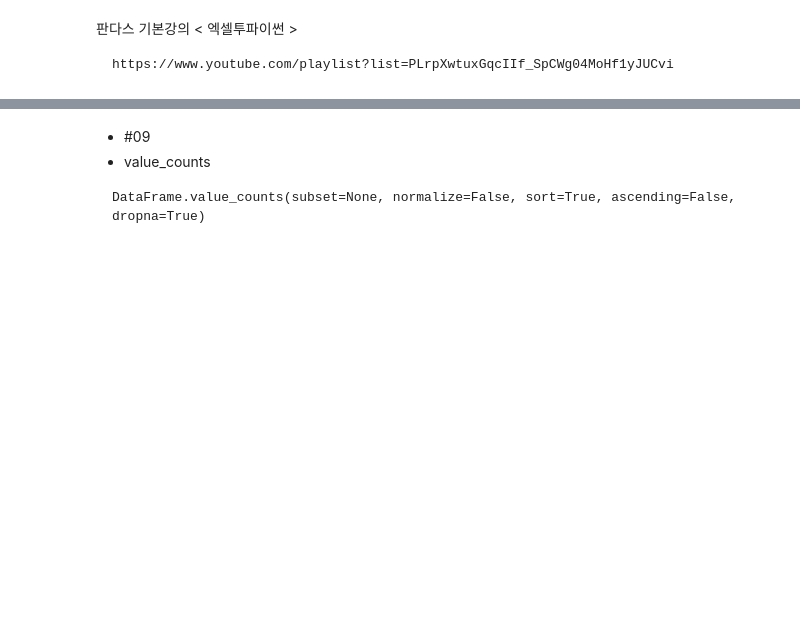
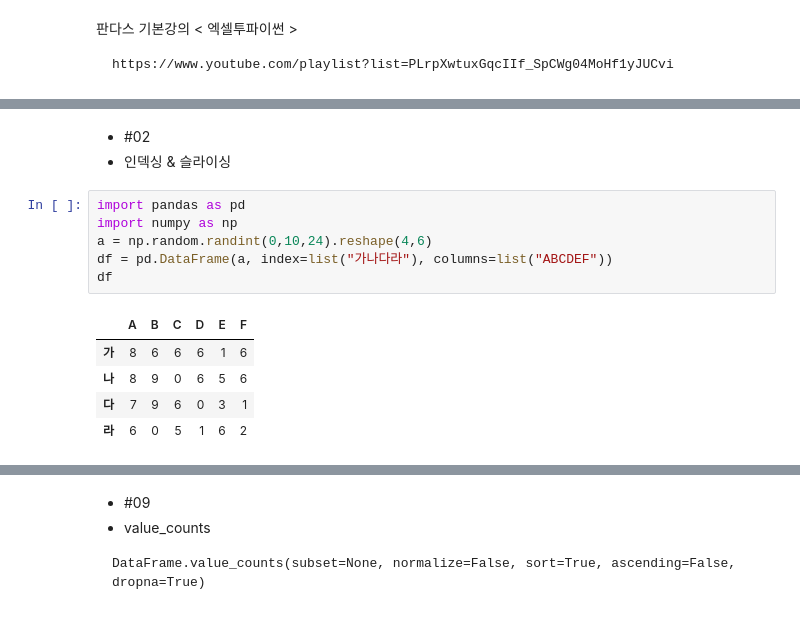
Before and after one commit to csw180/romanticpy, a Jupyter notebook: basic_pandas.ipynb, the cells around one changed output, grey strips where cells are left out. Saved outputs shown, nothing was run; the diff lists cells and outputs as text; blank space fills up the shorter version.

```diff
--- a/basic_pandas.ipynb
+++ b/basic_pandas.ipynb
@@ -5,0 +79,15 @@ https://www.youtube.com/playlist?list=PLrpXwtuxGqcIIf_SpCWg04MoHf1yJUCvi
+# %% [markdown]
+* #02
+* 인덱싱 & 슬라이싱
+# %%
+import pandas as pd
+import numpy as np
+a = np.random.randint(0,10,24).reshape(4,6)
+df = pd.DataFrame(a, index=list("가나다라"), columns=list("ABCDEF"))
+df
+# %% [output]
+|  | A | B | C | D | E | F |
+| 가 | 8 | 6 | 6 | 6 | 1 | 6 |
+| 나 | 8 | 9 | 0 | 6 | 5 | 6 |
+| 다 | 7 | 9 | 6 | 0 | 3 | 1 |
+| 라 | 6 | 0 | 5 | 1 | 6 | 2 |
```
Also changed, not shown: parts of 28 cells of this notebook, 18 other files.
